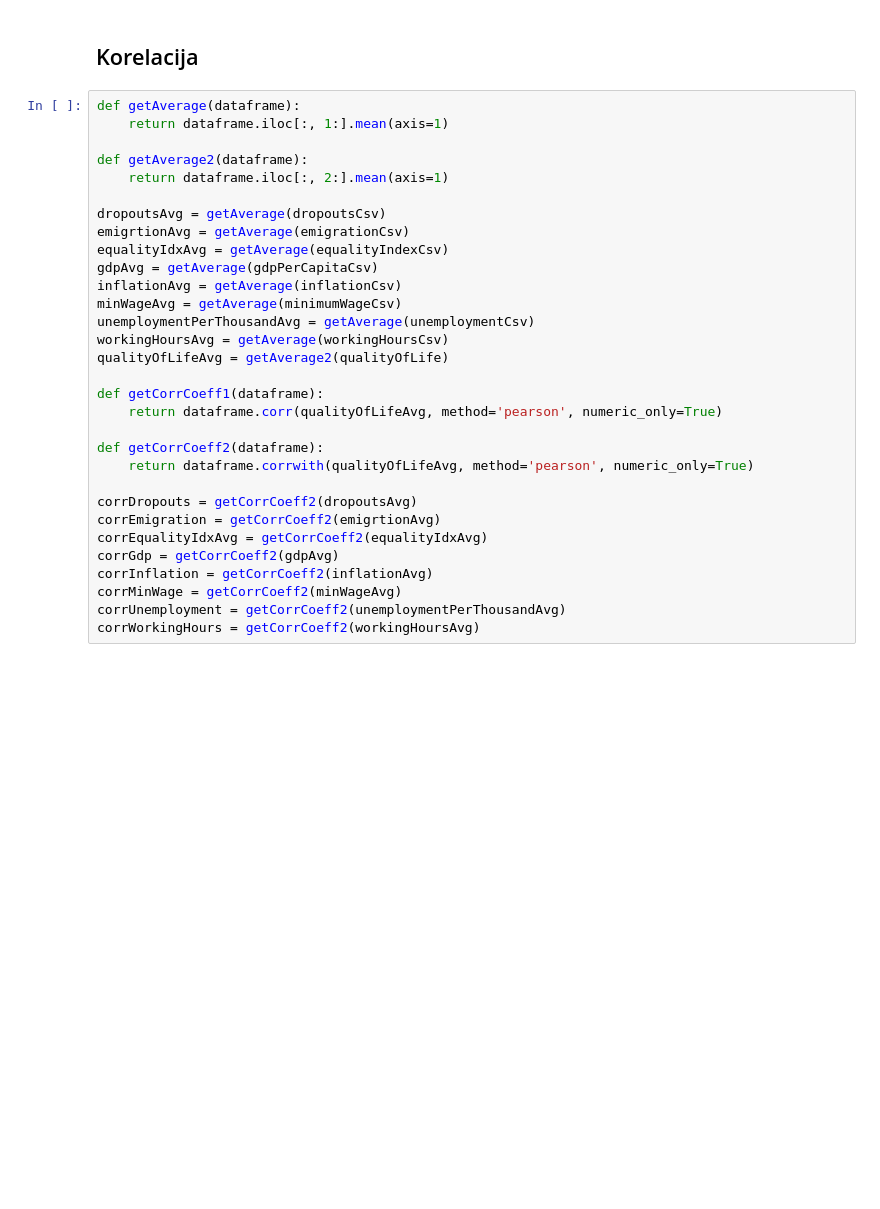
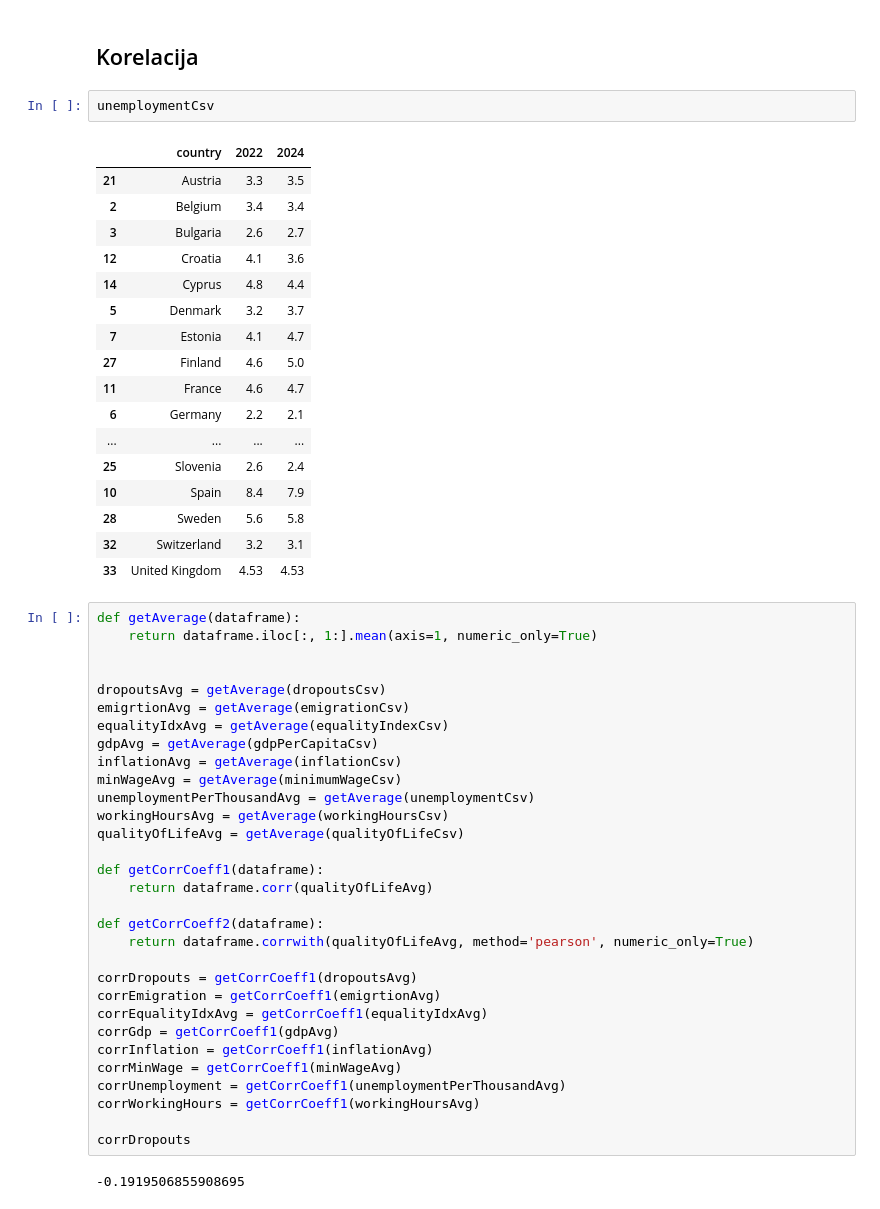
Before and after one commit to DerpStepo/PR24BKRMKPMSJSV, a Jupyter notebook: PR24BKRMKPMSJSV.ipynb, the cells around one changed output. Drawn from its saved outputs; the diff is of its cells as text; blank space fills up the shorter version.

```diff
--- a/PR24BKRMKPMSJSV.ipynb
+++ b/PR24BKRMKPMSJSV.ipynb
@@ -235,12 +217,30 @@ ax.figure.savefig('./Slike/workingHours.png')
 [figure]
 # %% [markdown]
 ## Korelacija
+# %%
+unemploymentCsv
+# %% [output]
+|  | country | 2022 | 2024 |
+| 21 | Austria | 3.3 | 3.5 |
+| 2 | Belgium | 3.4 | 3.4 |
+| 3 | Bulgaria | 2.6 | 2.7 |
+| 12 | Croatia | 4.1 | 3.6 |
+| 14 | Cyprus | 4.8 | 4.4 |
+| 5 | Denmark | 3.2 | 3.7 |
+| 7 | Estonia | 4.1 | 4.7 |
+| 27 | Finland | 4.6 | 5.0 |
+| 11 | France | 4.6 | 4.7 |
+| 6 | Germany | 2.2 | 2.1 |
+| ... | ... | ... | ... |
+| 25 | Slovenia | 2.6 | 2.4 |
+| 10 | Spain | 8.4 | 7.9 |
+| 28 | Sweden | 5.6 | 5.8 |
+| 32 | Switzerland | 3.2 | 3.1 |
+| 33 | United Kingdom | 4.53 | 4.53 |
 # %%
 def getAverage(dataframe):
-    return dataframe.iloc[:, 1:].mean(axis=1)
+    return dataframe.iloc[:, 1:].mean(axis=1, numeric_only=True)
 
-def getAverage2(dataframe):
-    return dataframe.iloc[:, 2:].mean(axis=1)
 
 dropoutsAvg = getAverage(dropoutsCsv)
 emigrtionAvg = getAverage(emigrationCsv)
@@ -250,19 +250,23 @@ inflationAvg = getAverage(inflationCsv)
 minWageAvg = getAverage(minimumWageCsv)
 unemploymentPerThousandAvg = getAverage(unemploymentCsv)
 workingHoursAvg = getAverage(workingHoursCsv)
-qualityOfLifeAvg = getAverage2(qualityOfLife)
+qualityOfLifeAvg = getAverage(qualityOfLifeCsv)
 
 def getCorrCoeff1(dataframe):
-    return dataframe.corr(qualityOfLifeAvg, method='pearson', numeric_only=True)
+    return dataframe.corr(qualityOfLifeAvg)
 
 def getCorrCoeff2(dataframe):
     return dataframe.corrwith(qualityOfLifeAvg, method='pearson', numeric_only=True)
 
-corrDropouts = getCorrCoeff2(dropoutsAvg)
-corrEmigration = getCorrCoeff2(emigrtionAvg)
-corrEqualityIdxAvg = getCorrCoeff2(equalityIdxAvg)
-corrGdp = getCorrCoeff2(gdpAvg)
-corrInflation = getCorrCoeff2(inflationAvg)
-corrMinWage = getCorrCoeff2(minWageAvg)
-corrUnemployment = getCorrCoeff2(unemploymentPerThousandAvg)
-corrWorkingHours = getCorrCoeff2(workingHoursAvg)
+corrDropouts = getCorrCoeff1(dropoutsAvg)
+corrEmigration = getCorrCoeff1(emigrtionAvg)
+corrEqualityIdxAvg = getCorrCoeff1(equalityIdxAvg)
+corrGdp = getCorrCoeff1(gdpAvg)
+corrInflation = getCorrCoeff1(inflationAvg)
+corrMinWage = getCorrCoeff1(minWageAvg)
+corrUnemployment = getCorrCoeff1(unemploymentPerThousandAvg)
+corrWorkingHours = getCorrCoeff1(workingHoursAvg)
+
+corrDropouts
+# %% [output]
+-0.1919506855908695
```
Also changed, not shown: parts of 1 cell of this notebook, 1 other file.
